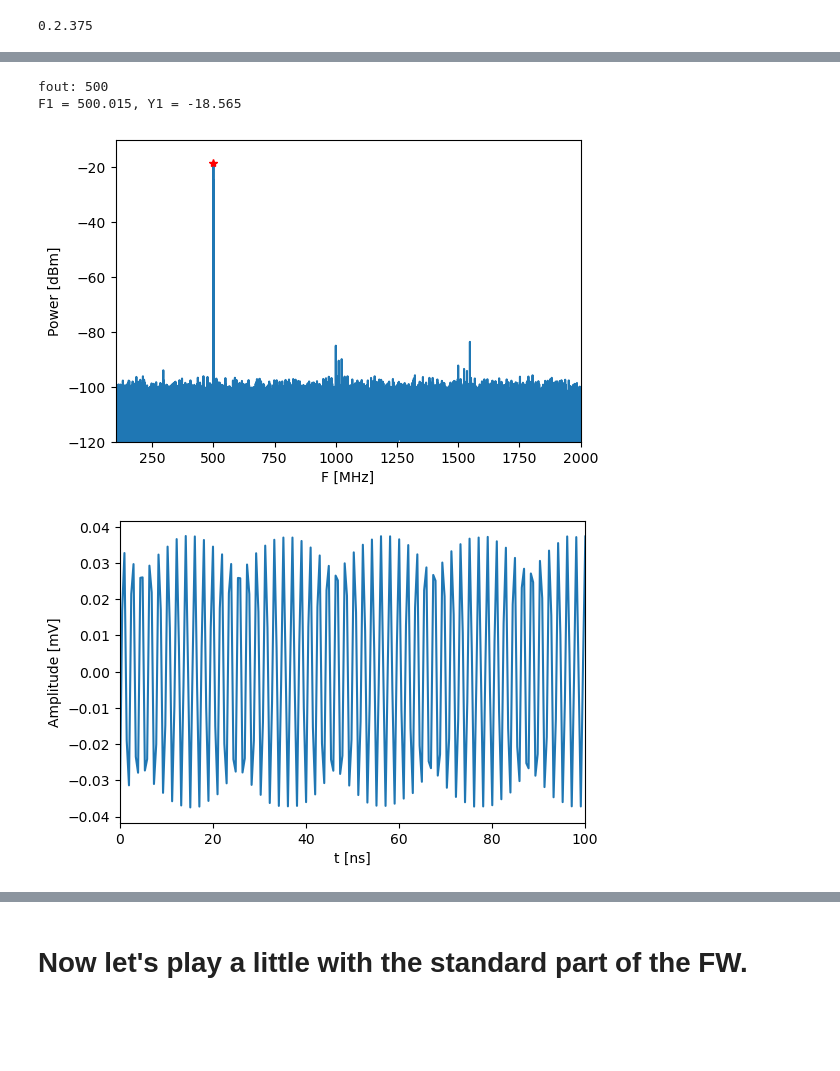
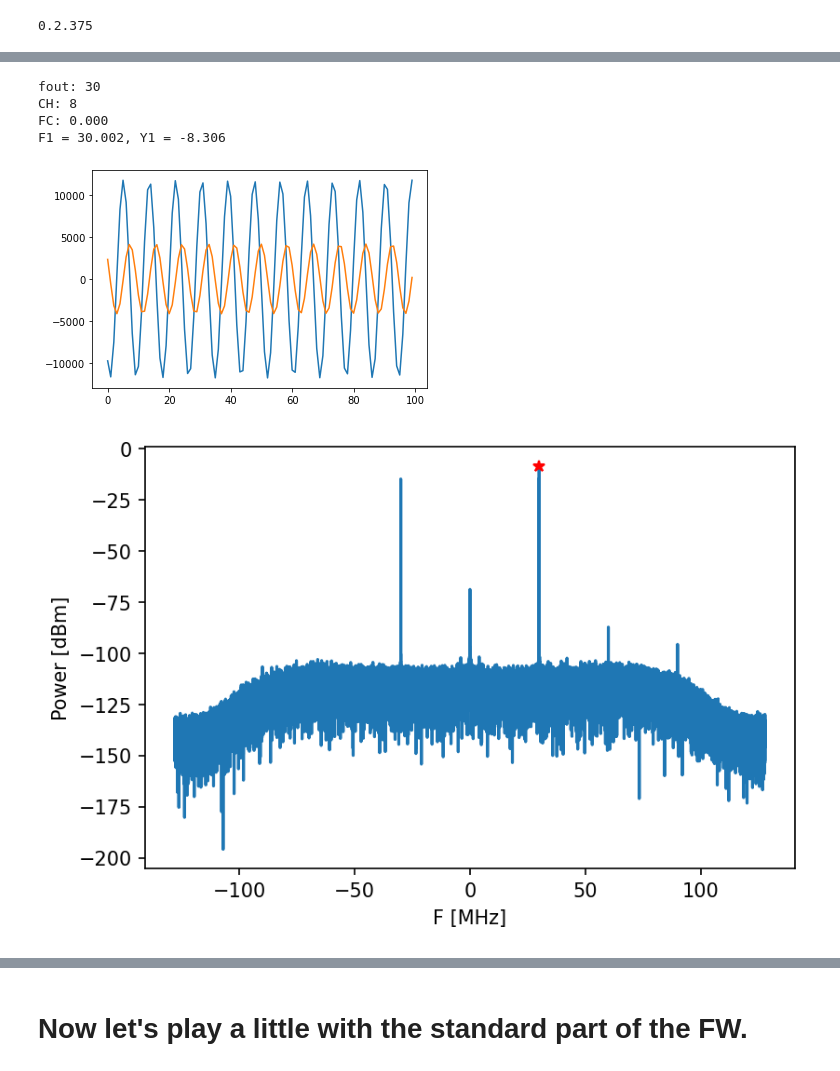
Before and after one commit to openquantumhardware/qick-tools, a Jupyter notebook: qick_tprocv2_111_fft_spectrum/notebooks/qick_tprocv2_111_fft_spectrum.ipynb, the cells around one changed output, grey strips where cells are left out. Cells and saved outputs as stored; diff of their text form; code cells hidden in the pictures; blank space fills up the shorter version.

Commit message:
[#6] Updated qick_tprocv2_111_fft_spectrum.ipynb notebook. Fixed several functions to work with pyro

```diff
--- a/qick_tprocv2_111_fft_spectrum/notebooks/qick_tprocv2_111_fft_spectrum.ipynb
+++ b/qick_tprocv2_111_fft_spectrum/notebooks/qick_tprocv2_111_fft_spectrum.ipynb
@@ -53,11 +53,13 @@ if USE_PYRO:
     from qick.pyro import make_proxy
     # soc, soccfg = make_proxy(ns_host="pynq4x2.dhcp.fnal.gov", ns_port=8888, proxy_name="myqick")
     # soc, soccfg = make_proxy(ns_host="pynq216-6.dhcp.fnal.gov", ns_port=8888, proxy_name="myqick")
-    # soc, soccfg = make_proxy(ns_host="pynq111-2.dhcp.fnal.gov", ns_port=8888, proxy_name="myqick")
     soc, soccfg = make_proxy(ns_host="pynq111-4.dhcp.fnal.gov", ns_port=8888, proxy_name="myqick")
 else:
     # soc = SpectrumSoc(bitfile='/home/dmartin2/fw/qick_tprocv2_111_fft_spectrum_251008_1/qick_111.bit')  # includes an axis_switch to select 4xADC input to spectrum signal path
-    soc = SpectrumSoc(bitfile='/home/dmartin2/fw/qick_tprocv2_111_fft_spectrum_251121_1/qick_111.bit')  # same as 251008_1 with ADC_224 switch to connect to readout path
+    # soc = SpectrumSoc(bitfile='/home/dmartin2/fw/qick_tprocv2_111_fft_spectrum_251121_1/qick_111.bit')  # same as 251008_1 with ADC_224 switch to connect to readout path
+    # soc = SpectrumSoc(bitfile='/home/dmartin2/fw/qick_tprocv2_111_fft_spectrum_251124_1/qick_111.bit')  # same as 251008_1 with ADC_224 switch to connect to readout path
+    # soc = SpectrumSoc(bitfile='/home/dmartin2/fw/qick_tprocv2_111_fft_spectrum_251124_2/qick_111.bit')  # same as 251008_1 with ADC_224 switch to connect to readout path
+    soc = SpectrumSoc(bitfile='/home/dmartin2/fw/qick_tprocv2_111_fft_spectrum_251126_1/qick_111.bit')  # same as 251124_2 with extra IQconstant at DAC_229_0
     soccfg = soc
 
 print(soccfg)
@@ -84,4 +102,5 @@ Firmware configuration (built Fri Nov 21 11:52:49 2025):
 ### Define dual chain ###
 #########################
 # chain = DualChain(soc,soc['analysis'][0],soc['synthesis'][0])
-chain = DualChain(soc,soc['analysis'][0],soc['synthesis'][1])
+# chain = DualChain(soc,soc['analysis'][0],soc['synthesis'][1])
+chain = DualChain(soc,soc['analysis'][0],soc['synthesis'][2])
@@ -88,59 +239,64 @@ chain = DualChain(soc,soc['analysis'][0],soc['synthesis'][1])
 # %%
 ##########################################
-### Simple Sine Loop-back (ADC output) ###
+### Simple Sine Loop-back (PFB output) ###
 ##########################################
+
 # fout = np.random.randint(0,1000)
-fout = 500
+fout = 30
 print("fout: %d"%(fout))
-chain.set_tone(f=fout,g=0.5,verbose=True)
+chain.set_tone(f=fout,g=1.0,verbose=True)
 
-# Select ADC axis_switch
-soc.adc_fft_sel(0)
+# Compute channel center frequency.
+CH = chain.analysis.freq2ch(fout)
+print('CH: %0d'%(CH))
+FC = chain.analysis.ch2freq(CH)
+print('FC: %0.3f'%(FC))
+
+# If the tone amplitude is too high, it will saturate the PFB, need to adjust QOUT output
+# Adjust output bits of PFB (0 means 16 lsbs, > 0 shifts data to right -> divides value to increase range)
+chain.analysis.qout(2)
+
+# Bypass DDS and CIC
+chain.set_ddscic_outsel(data="input", cic="no")
 
 # Get data.
-[xi,xq] = chain.get_data_adc()
+[xi,xq] = chain.get_bin_pfb(fout)
 x = xi + 1j*xq
-# plt.figure(0)
-# plt.plot(xi[:100])
-# plt.plot(xq[:100])
+plt.figure(0)
+plt.plot(xi[:100])
+plt.plot(xq[:100])
+# plt.figure()
+# plt.plot(np.real(x[:100]))
+
 
 # ADU to V.
 # 500mV --> 2^15
 x = x*0.5/2**15
 
 # Spectrum.
 w = np.hanning(len(x))
 Aw = len(w)/np.sum(w)
 xw = Aw*x*w
 Y = fftshift(fft(xw)/len(xw))
-F = np.linspace(0,chain.fs,len(Y))
+F = np.linspace(-chain.fs_ch/2,chain.fs_ch/2,len(Y))
 
 # Normalize to dBm.
 R = 50
 Y = 10*np.log10((np.abs(Y)**2)/(2*R*1e-3));
 
 # Max.
 [F1,Y1] = findPeak(F,Y);
-print('F1 = {:.3f}, Y1 = {:.3f}'.format(F1,Y1));
+print('F1 = {:.3f}, Y1 = {:.3f}'.format(F1+FC,Y1));
 
-plt.figure(1,dpi=100)
-plt.plot(F,Y)
-plt.plot(F1,Y1,'r*');
+plt.figure(3,dpi=150)
+plt.plot(F+FC,Y)
+plt.plot(F1+FC,Y1,'r*');
 plt.xlabel("F [MHz]");
 plt.ylabel("Power [dBm]");
-plt.xlim([100,2000])
-plt.ylim([-120,-10])
-
-# Time domain signal.
-n = np.arange(len(x))
-t = n/chain.fs
-plt.figure(2,dpi=100)
-plt.plot(1000*t,np.real(x))
-plt.xlabel("t [ns]");
-plt.ylabel("Amplitude [mV]");
-plt.xlim([0,100]);
 # %% [output]
-fout: 500
-F1 = 500.015, Y1 = -18.565
+fout: 30
+CH: 8
+FC: 0.000
+F1 = 30.002, Y1 = -8.306
-[figure, old version]
+[figure, new version]
-[figure, old version]
+[figure, new version]
```
Also changed, not shown: parts of 14 cells of this notebook, 3 other files.
